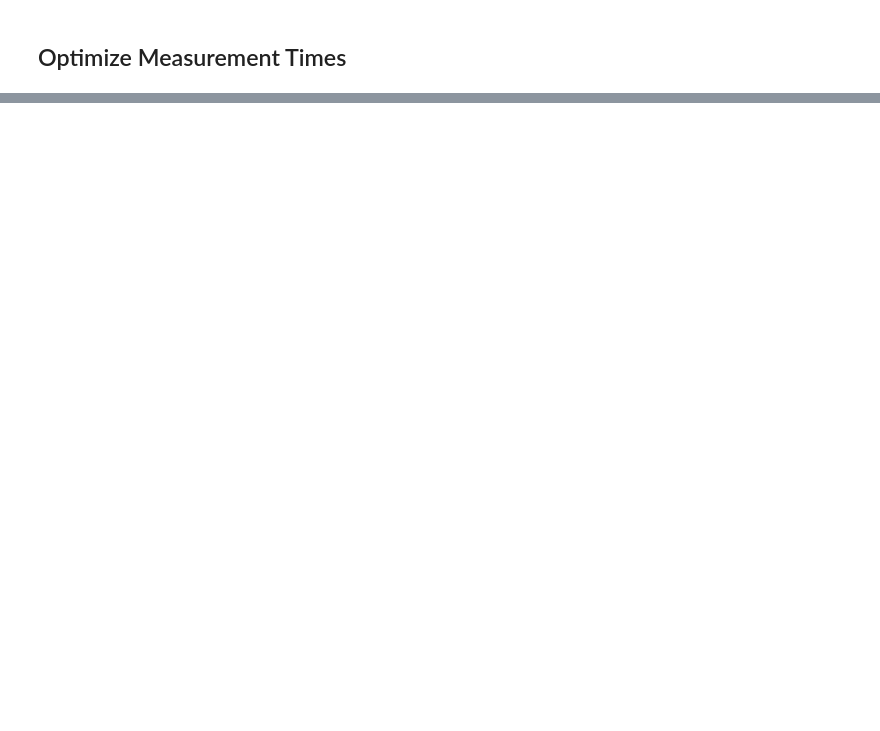
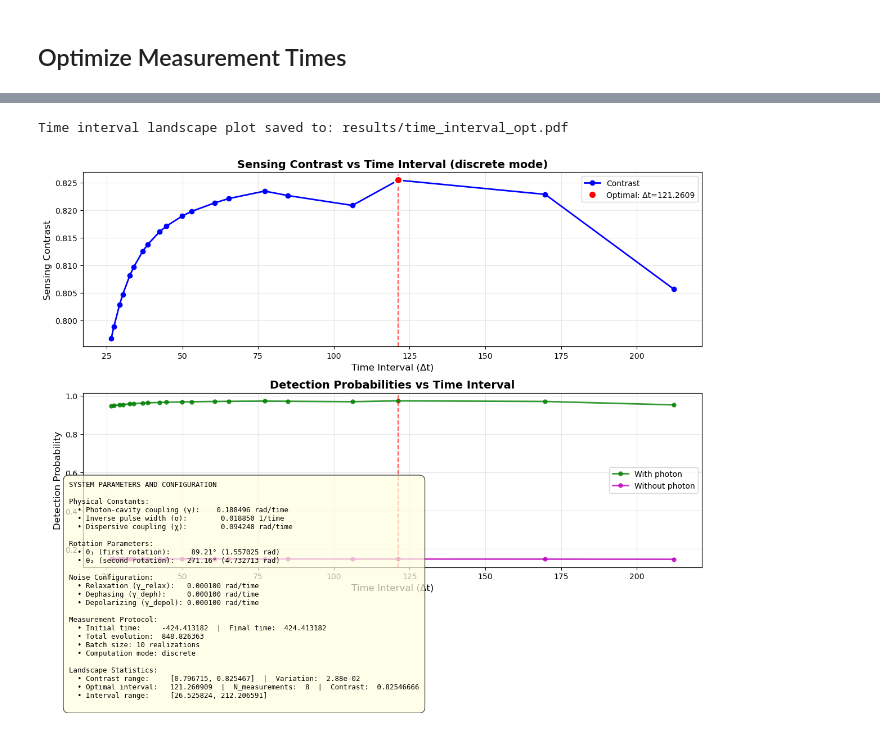
Before and after one commit to Simone-Bordoni/Quantum-sensing-QML, a Jupyter notebook: examples/example_optimization.ipynb, the cells around one changed output, grey strips where cells are left out. Saved outputs shown, nothing was run; the diff lists cells and outputs as text; code cells hidden in the pictures; blank space fills up the shorter version.

```diff
--- a/examples/example_optimization.ipynb
+++ b/examples/example_optimization.ipynb
@@ -187,2 +201,4 @@ plt.show()
 # %% [markdown]
 ## Optimize Measurement Times
+# %%
+time_callback = experiment.optimize_measurement_times(batch_size=10, mode='discrete', verbose=True)
@@ -188,0 +215,11 @@ plt.show()
+# %%
+from qsopt.utils.visualization import plot_time_interval_landscape
+
+fig = plot_time_interval_landscape(
+    landscape_data=time_callback,
+    exp_params=experiment.experimental_params,
+    save_path='results/time_interval_opt.pdf'
+)
+# %% [output]
+Time interval landscape plot saved to: results/time_interval_opt.pdf
+[figure, added]
```
Also changed, not shown: parts of 10 cells of this notebook, 8 other files.
